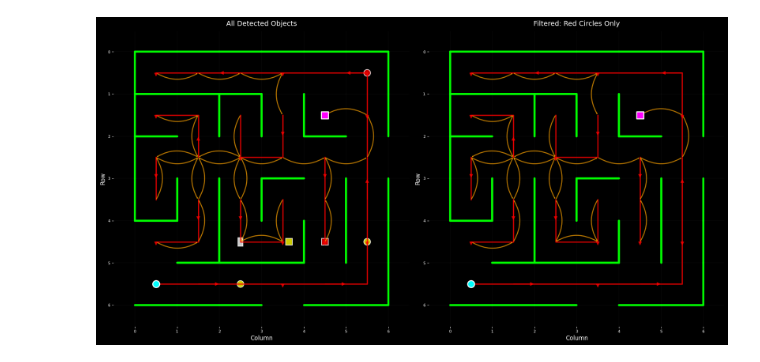
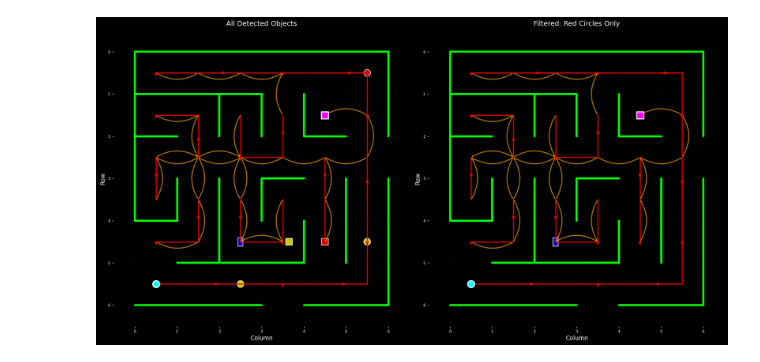
Before and after one commit to Anandaa69/Robot_Module_2-1, a Jupyter notebook: Assignment/data_2/mapping_3upgrade.ipynb, the cells around one changed output. Cells and saved outputs as stored; diff of their text form; code cells hidden in the pictures.

```diff
--- a/Assignment/data_2/mapping_3upgrade.ipynb
+++ b/Assignment/data_2/mapping_3upgrade.ipynb
@@ -102,6 +102,8 @@ def plot_comprehensive_map():
                 mpl_color = 'lime'
             elif color == 'red':
                 mpl_color = 'red'
+            elif color == 'blue':
+                mpl_color = 'blue'
             else:
                 mpl_color = 'white'
 
@@ -444,7 +446,7 @@ def plot_comprehensive_map():
         else:
             objs_to_draw = [
                 o for o in detected_objects
-                if o['color'].lower() == 'Blue' and o['shape'] == 'Rectangle_V'
+                if o['color'].lower() == 'blue' and o['shape'] == 'Rectangle_V'
             ]
 
         # จัดกลุ่มตาม cell
@@ -480,37 +482,39 @@ def plot_comprehensive_map():
                     mpl_color = 'lime'
                 elif color == 'red':
                     mpl_color = 'red'
+                elif color == 'blue':
+                    mpl_color = 'blue'
                 else:
                     mpl_color = 'white'
 
                 if shape == 'Square':
                     ax.add_patch(mpatches.Rectangle((x - 0.08, y - 0.08), 0.16, 0.16,
                                                     facecolor=mpl_color, edgecolor='white',
                                                     linewidth=1.5, alpha=0.8))
                 elif shape == 'Rectangle_V':
                     ax.add_patch(mpatches.Rectangle((x - 0.06, y - 0.1), 0.12, 0.2,
                                                     facecolor=mpl_color, edgecolor='white',
                                                     linewidth=1.5, alpha=0.8))
                 elif shape == 'Circle':
                     ax.add_patch(mpatches.Circle((x, y), 0.08,
                                                 facecolor=mpl_color, edgecolor='white',
                                                 linewidth=1.5, alpha=0.8))
 
         # ========== 4. ตกแต่ง ==========
         ax.set_xticks(range(grid_width + 1))
         ax.set_yticks(range(grid_height + 1))
         ax.grid(True, color='white', linewidth=0.3, alpha=0.15)
         ax.tick_params(colors='white', labelsize=8)
         ax.set_title(titles[ax_i], color='white', fontsize=14, pad=10)
         ax.set_xlabel('Column', color='white', fontsize=12)
         ax.set_ylabel('Row', color='white', fontsize=12)
 
     plt.tight_layout()
     plt.show()
 
 
 # ==================== เรียกใช้งาน ====================
 if __name__ == "__main__":
     plot_comprehensive_map()
 # %% [output]
-[figure, old version]
+[figure, new version]
```
Also changed, not shown: parts of 1 cell of this notebook, 1 other file.
